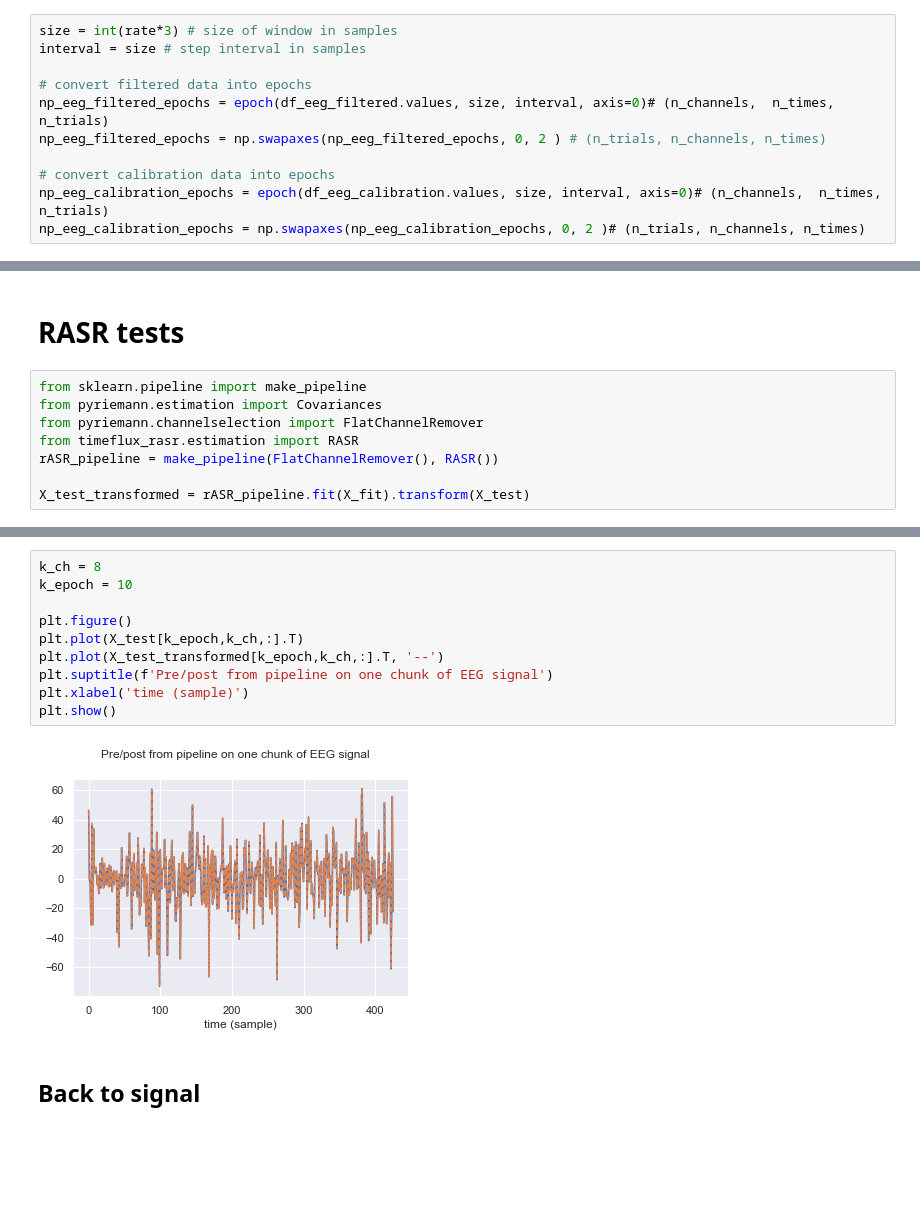
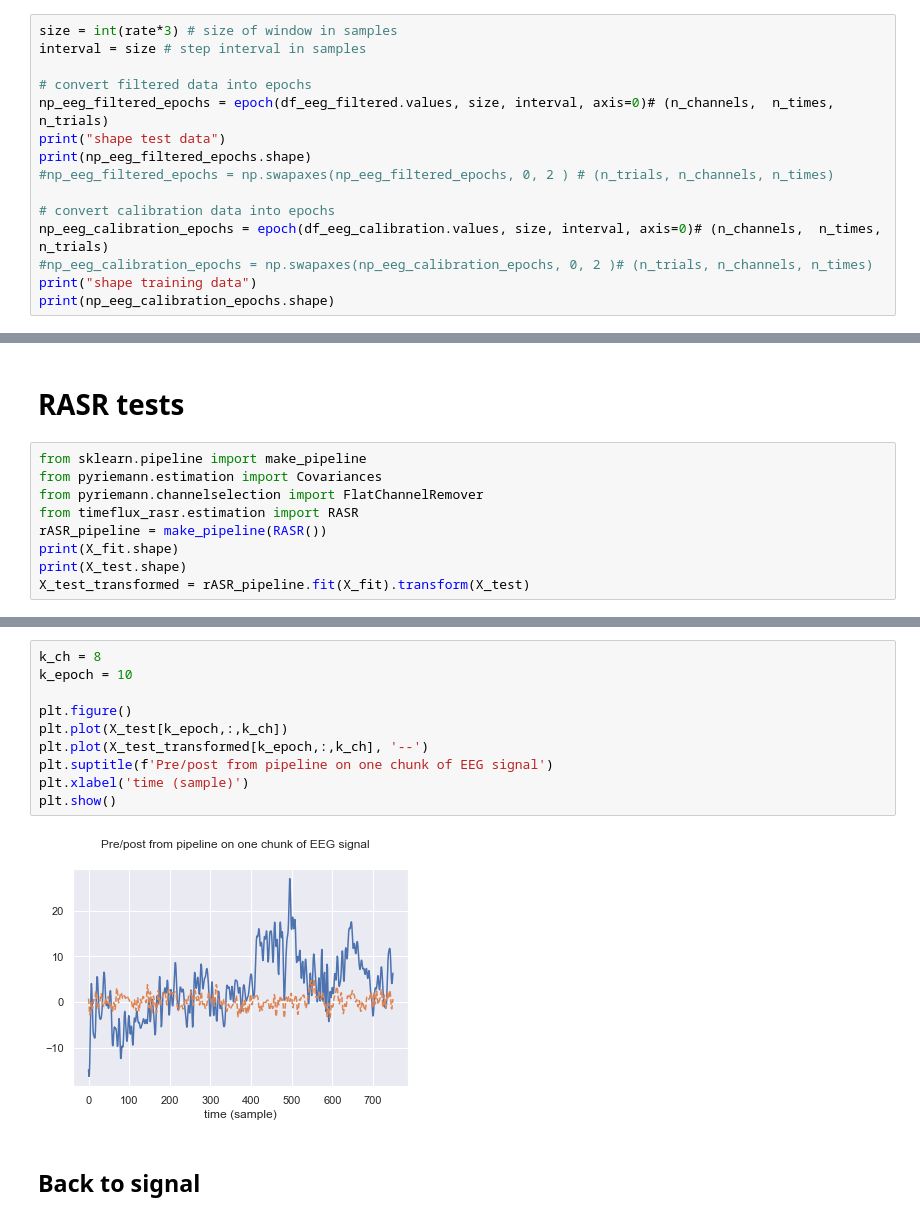
Before and after one commit to timeflux/timeflux_rasr, a Jupyter notebook: notebooks/RASR Kick-Off.ipynb, the cells around one changed output, grey strips where cells are left out. Cells and saved outputs as stored; diff of their text form; blank space fills up the shorter version.

Commit message:
first working test with the jupyter notebook

```diff
--- a/notebooks/RASR Kick-Off.ipynb
+++ b/notebooks/RASR Kick-Off.ipynb
@@ -199,8 +199,12 @@ interval = size # step interval in samples
 
 # convert filtered data into epochs
 np_eeg_filtered_epochs = epoch(df_eeg_filtered.values, size, interval, axis=0)# (n_channels,  n_times, n_trials)
-np_eeg_filtered_epochs = np.swapaxes(np_eeg_filtered_epochs, 0, 2 ) # (n_trials, n_channels, n_times)
+print("shape test data")
+print(np_eeg_filtered_epochs.shape)
+#np_eeg_filtered_epochs = np.swapaxes(np_eeg_filtered_epochs, 0, 2 ) # (n_trials, n_channels, n_times)
 
 # convert calibration data into epochs
 np_eeg_calibration_epochs = epoch(df_eeg_calibration.values, size, interval, axis=0)# (n_channels,  n_times, n_trials)
-np_eeg_calibration_epochs = np.swapaxes(np_eeg_calibration_epochs, 0, 2 )# (n_trials, n_channels, n_times)
+#np_eeg_calibration_epochs = np.swapaxes(np_eeg_calibration_epochs, 0, 2 )# (n_trials, n_channels, n_times)
+print("shape training data")
+print(np_eeg_calibration_epochs.shape)
@@ -218,6 +230,7 @@ from sklearn.pipeline import make_pipeline
 from pyriemann.estimation import Covariances
 from pyriemann.channelselection import FlatChannelRemover
 from timeflux_rasr.estimation import RASR
-rASR_pipeline = make_pipeline(FlatChannelRemover(), RASR())
-
+rASR_pipeline = make_pipeline(RASR())
+print(X_fit.shape)
+print(X_test.shape)
 X_test_transformed = rASR_pipeline.fit(X_fit).transform(X_test)
@@ -224,14 +248,14 @@ X_test_transformed = rASR_pipeline.fit(X_fit).transform(X_test)
 # %%
 k_ch = 8
 k_epoch = 10
 
 plt.figure()
-plt.plot(X_test[k_epoch,k_ch,:].T)
-plt.plot(X_test_transformed[k_epoch,k_ch,:].T, '--')
+plt.plot(X_test[k_epoch,:,k_ch])
+plt.plot(X_test_transformed[k_epoch,:,k_ch], '--')
 plt.suptitle(f'Pre/post from pipeline on one chunk of EEG signal')
 plt.xlabel('time (sample)')
 plt.show()
 # %% [output]
-[figure, old version]
+[figure, new version]
 # %% [markdown]
 ## Back to signal
```
Also changed, not shown: parts of 5 cells of this notebook, 1 other file.
